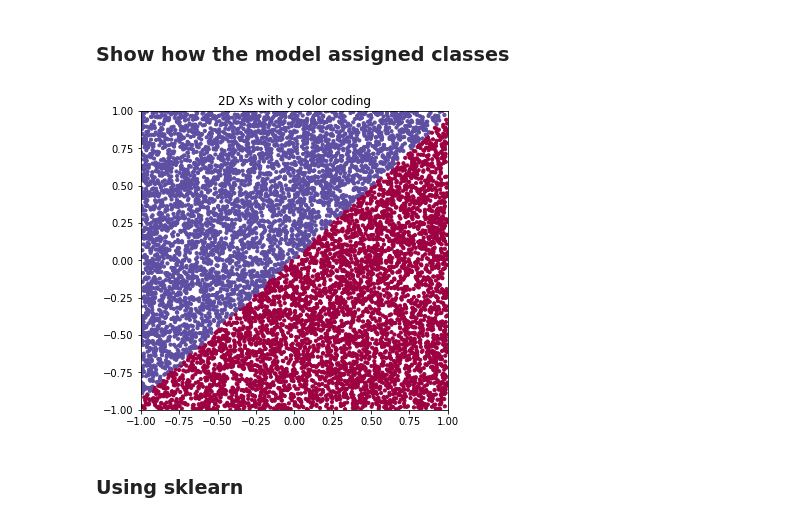
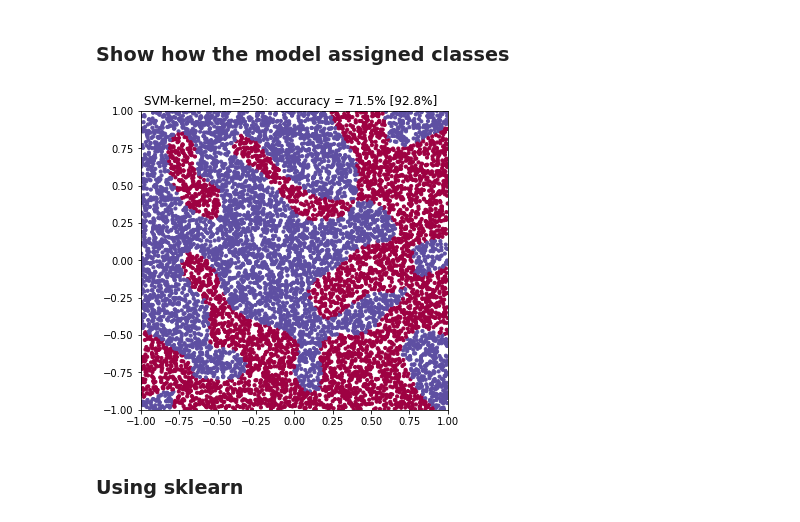
Before and after one commit to dan3dewey/chirp-to-ROC, a Jupyter notebook: chirp-to-ROC_demo.ipynb, the cells around one changed output. Cells and saved outputs as stored; diff of their text form; code cells hidden in the pictures.

Commit message:
added SVM models

```diff
--- a/chirp-to-ROC_demo.ipynb
+++ b/chirp-to-ROC_demo.ipynb
@@ -125,0 +175,11 @@ array([0.2839652 , 0.28175891, 0.09518552, ..., 0.84584595, 0.78914795,
+# %%
+# Use polynomial features...
+model_str="SVM-Poly"
+#
+poly_svm_clf = Pipeline([
+    ("poly_features", PolynomialFeatures(degree=7)),
+    ("scaler", StandardScaler()),
+    ("svm_clf", LinearSVC(C=2, loss="hinge", verbose=1, max_iter=50000, penalty='l2'))
+])
+# and do the fit:
+poly_svm_clf.fit(X_train, y_train)
@@ -125,0 +212,14 @@ array([0.2839652 , 0.28175891, 0.09518552, ..., 0.84584595, 0.78914795,
+# %%
+# Use a kernel instead
+model_str="SVM-kernel"
+#
+#                  very little regularization:   gamma=1, C=10
+#                  good/medium amount (w/m=250)  gamma=0.7,  C=1
+#                  heavily regularized           gamma=0.3, C=0.01
+polykern_svm_clf = Pipeline([
+    ("scaler", StandardScaler()),
+    ("svm_clf", SVC(kernel="poly", degree=15, coef0=1.0, gamma=0.7, C=1, max_iter=2000000,
+                    probability=False, verbose=1))
+])
+# and do the fit:
+polykern_svm_clf.fit(X_train, y_train)
@@ -125,0 +233,6 @@ array([0.2839652 , 0.28175891, 0.09518552, ..., 0.84584595, 0.78914795,
+# %%
+# Evaluate the model on training data
+y_score_train = polykern_svm_clf.predict(X_train)
+# Get the training accuracy
+train_accuracy = accuracy_score(y_train, (y_score_train > 0.5))
+print( "Accuracy = " + str( 100.0*train_accuracy )[0:5] + " %" )
@@ -125,0 +241,6 @@ array([0.2839652 , 0.28175891, 0.09518552, ..., 0.84584595, 0.78914795,
+# %%
+# Evaluate the model on the test data
+y_score = polykern_svm_clf.predict(X_test)
+# The test accuracy
+test_accuracy = accuracy_score(y_test, (y_score > 0.5))
+print( "Accuracy = " + str( 100.0*test_accuracy )[0:5] + " %" )
@@ -162,9 +287,11 @@ Results:
 ### Show how the model assigned classes
 # %%
 y_pred = 1*(y_score > 0.5)
-chp.plot_Xy(X_test, y_pred, s=10)
+title_str = (model_str+", m="+str(len(y_train))+':  accuracy = '+str(100.0*test_accuracy)[0:4]+
+             "% ["+str(100.0*train_accuracy)[0:4]+"%]  ")
+chp.plot_Xy(X_test, y_pred, s=10, title=title_str)
 # %% [output]
-[figure, old version]
+[figure, new version]
 # %% [markdown]
 ### Using sklearn
 # %%
```
Also changed, not shown: parts of 40 cells of this notebook, 1 other file.
